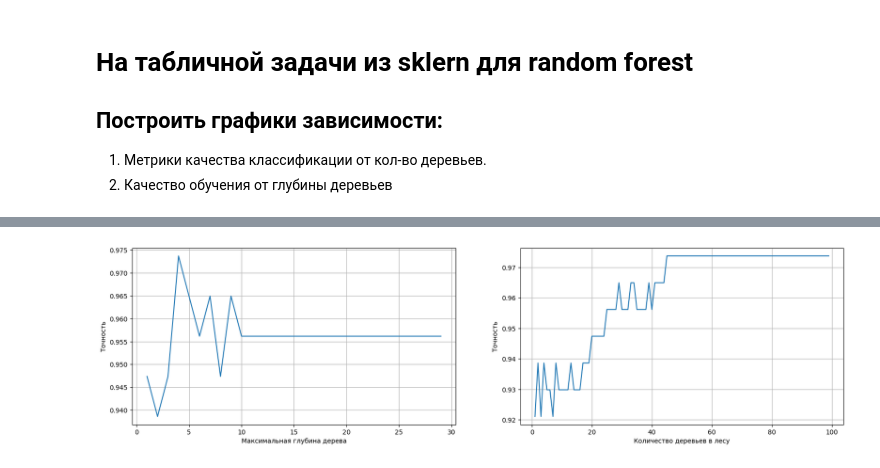
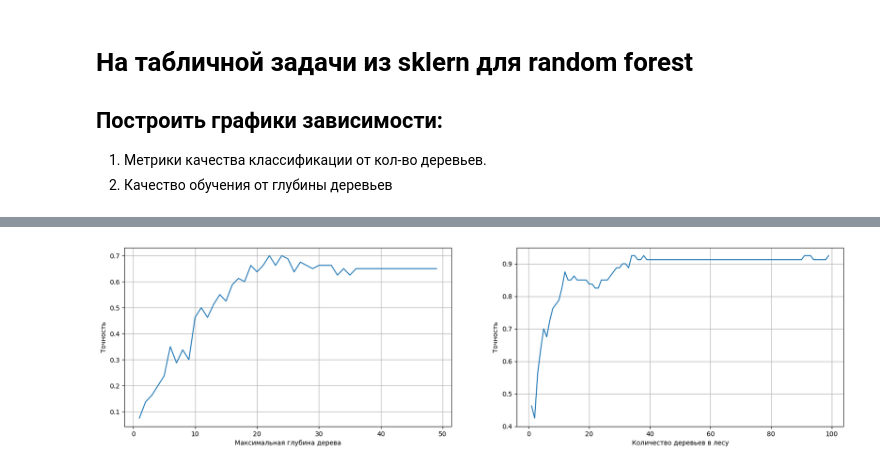
Before and after one commit to Violonur-PavelBI/MAI_AI_labs, a Jupyter notebook: 2_sem/2_labs.ipynb, the cells around one changed output, grey strips where cells are left out. Cells and saved outputs as stored; diff of their text form; code cells hidden in the pictures.

```diff
--- a/2_sem/2_labs.ipynb
+++ b/2_sem/2_labs.ipynb
@@ -23,3 +23,3 @@ The breast cancer dataset is a classic and very easy binary classification datas
 # %%
-X, Y = load_breast_cancer(return_X_y=True)
+X, Y = fetch_olivetti_faces(return_X_y=True)
 X_train, X_test, Y_train, Y_test = train_test_split(X, Y, test_size=0.2, random_state=0)
@@ -26,29 +28,28 @@ X_train, X_test, Y_train, Y_test = train_test_split(X, Y, test_size=0.2, random_
 # %%
-def get_score(max_depth = None, n_estimators = 50):
+def get_score(max_depth = None, n_estimators = 5):
     clf = RandomForestClassifier(max_depth=max_depth, n_estimators = n_estimators, random_state=0)
     clf.fit(X_train, Y_train)
     return clf.score(X_test, Y_test)
 # %%
 fig, axs = plt.subplots(1, 2, figsize=(20, 5))
 
 y_max_depth = []
 y_n_estimators = []
-for max_depth in range(1,30):
+for max_depth in range(1,50):
     y_max_depth.append(get_score(max_depth))
-axs[0].plot(range(1,30), y_max_depth)
+axs[0].plot(range(1,50), y_max_depth)
 axs[0].set_ylabel("Точность")
 axs[0].set_xlabel("Максимальная глубина дерева")
 axs[0].grid(True)
 max_depth = argmax(y_max_depth) + 1
-
 for n_estimators in range(1,100):
     y_n_estimators.append(get_score(max_depth, n_estimators))
 axs[1].plot(range(1,100), y_n_estimators)
 axs[1].set_ylabel("Точность")
 axs[1].set_xlabel("Количество деревьев в лесу")
 axs[1].grid(True)
 n_estimators = argmax(y_n_estimators) + 1
 
 plt.show()
 # %% [output]
-[figure, old version]
+[figure, new version]
```
Also changed, not shown: parts of 4 cells of this notebook.
